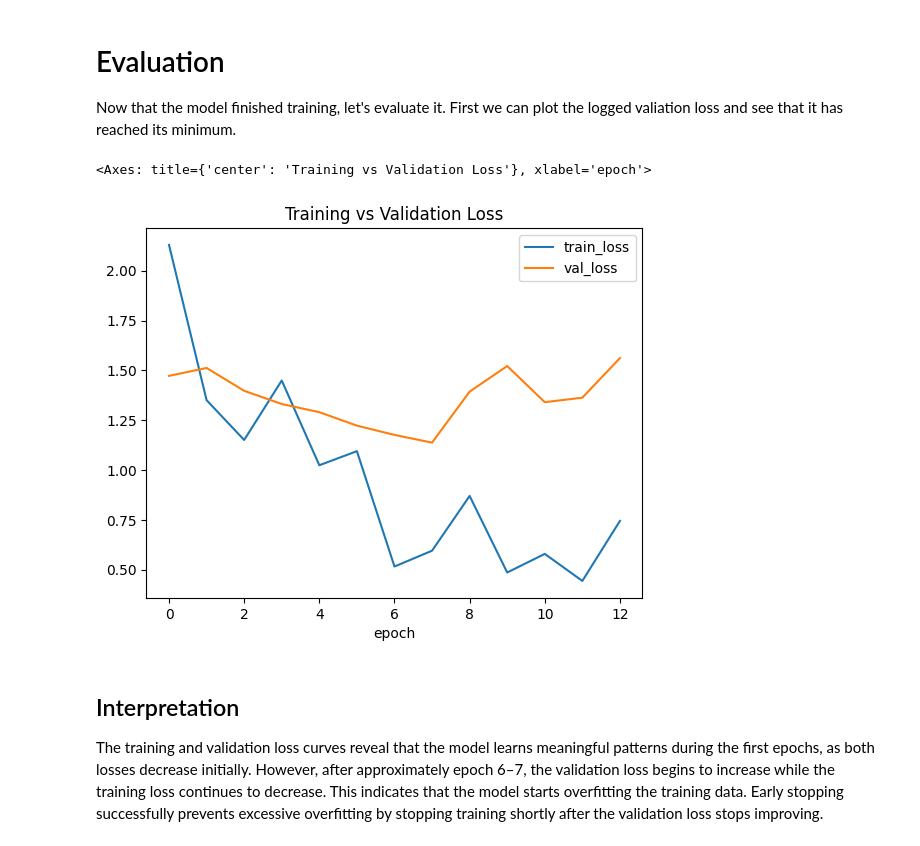
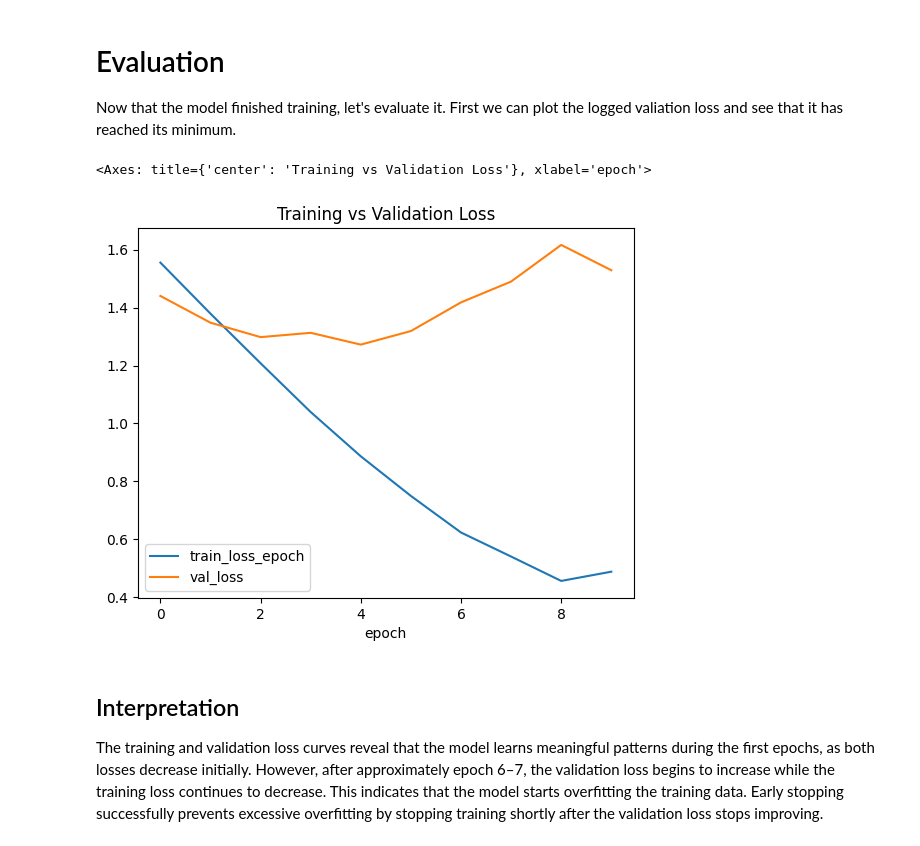
Before and after one commit to DimitarMalamski/animal_sound_identifier, a Jupyter notebook: animal-sound-identifier-dimitar.ipynb, the cells around one changed output. Cells and saved outputs as stored; diff of their text form; code cells hidden in the pictures.

```diff
--- a/animal-sound-identifier-dimitar.ipynb
+++ b/animal-sound-identifier-dimitar.ipynb
@@ -1522,7 +1546,7 @@ model = AudioClassifier(
 )
 
 stop = EarlyStopping(monitor="val_loss", mode="min", patience=5)
-trainer = L.Trainer(logger=logger, max_epochs=-1, callbacks=[stop], log_every_n_steps=4)
+trainer = L.Trainer(logger=logger, max_epochs=50, callbacks=[stop], log_every_n_steps=4)
 trainer.fit(model, datamodule=datamodule)
 # %% [output]
 GPU available: False, used: False
@@ -1554,18 +1578,18 @@ Now that the model finished training, let's evaluate it. First we can plot the l
 # %%
 metrics = pandas.read_csv(os.path.join(trainer.log_dir, "metrics.csv"))
 
-train_loss = metrics[["epoch", "train_loss"]].dropna()
+train_loss = metrics[["epoch", "train_loss_epoch"]].dropna()
 val_loss = metrics[["epoch", "val_loss"]].dropna()
 
 train_loss = train_loss.groupby("epoch").mean()
 val_loss = val_loss.groupby("epoch").mean()
 
 loss_metrics = pandas.concat([train_loss, val_loss], axis=1)
 
 loss_metrics.plot(title="Training vs Validation Loss")
 # %% [output]
 <Axes: title={'center': 'Training vs Validation Loss'}, xlabel='epoch'>
-[figure, old version]
+[figure, new version]
 # %% [markdown]
 ## Interpretation
 
```
Also changed, not shown: parts of 15 cells of this notebook.
